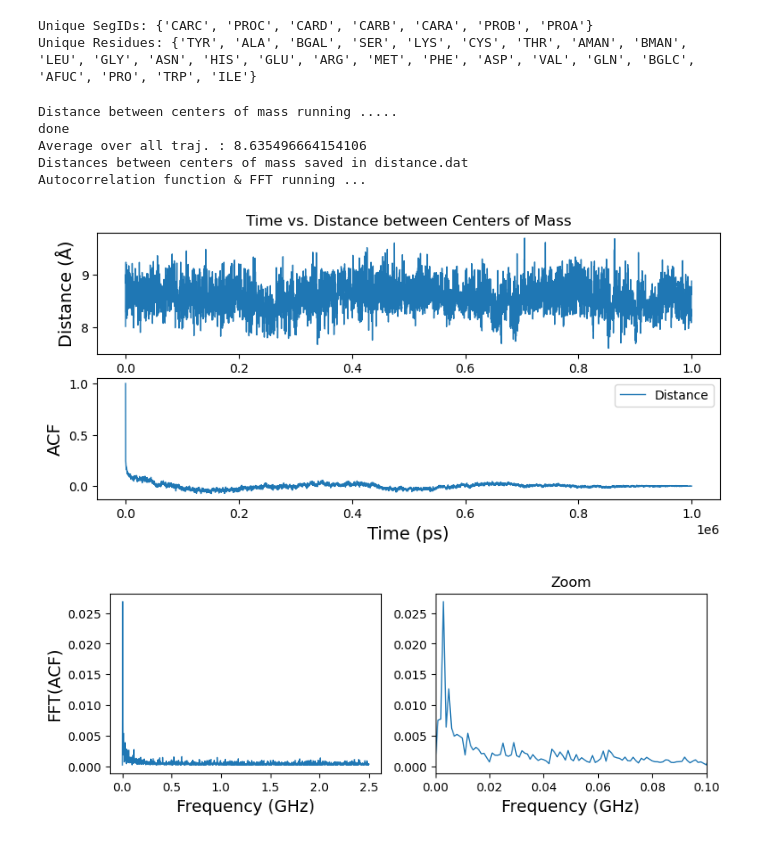
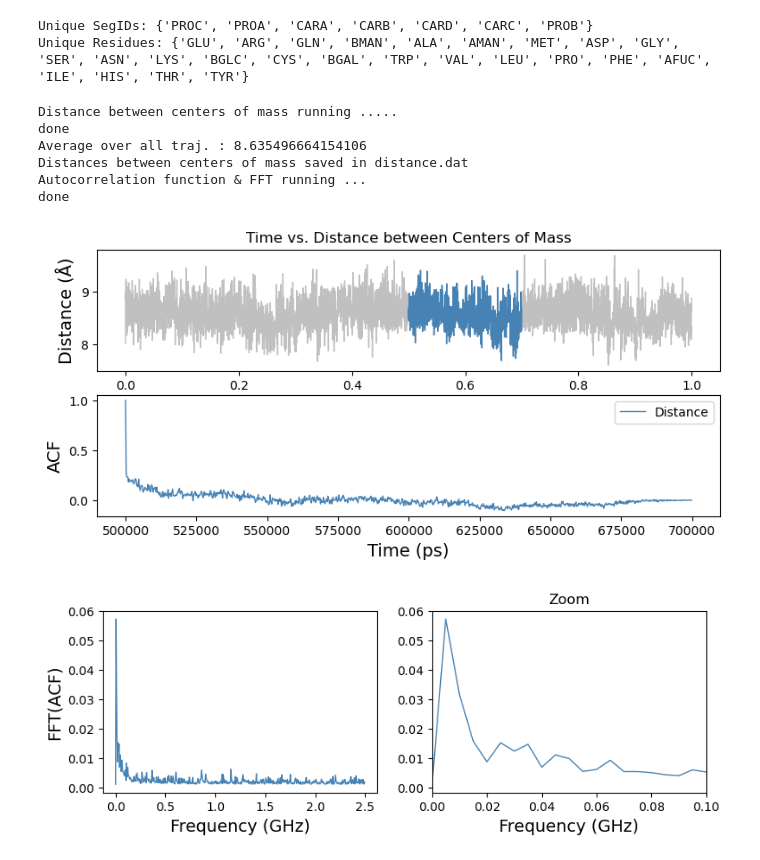
Before and after one commit to Hehlen/Vibrations, a Jupyter notebook: acf_vibrations.ipynb, the cells around one changed output. Drawn from its saved outputs; the diff is of its cells as text; code cells hidden in the pictures.

```diff
--- a/acf_vibrations.ipynb
+++ b/acf_vibrations.ipynb
@@ -6,14 +6,17 @@ import matplotlib.pyplot as plt
 import statsmodels.api as sm
 from scipy.fft import fft, fftfreq
 
-strc_file = '/media/bhehlen/Expansion/CD16_newDyna/nofuc1/MULTIDIR/2/merged_files/step3_input_no_water_no_ions.pdb'
-traj_file = '/media/bhehlen/Expansion/CD16_newDyna/nofuc1/MULTIDIR/2/merged_files/all_aligned_no_water_no_ions.xtc'
-#strc_file = '/media/bhehlen/Expansion/CD16_newDyna/3ay4/multidir/2/merged_files/step3_input_no_water_no_ions.pdb'
-#traj_file = '/media/bhehlen/Expansion/CD16_newDyna/3ay4/multidir/2/merged_files/all_aligned_no_water_no_ions.xtc'
+input="input.vib"
+with open(input, "r") as file:
+    # Read all lines from the file
+    commands = file.readlines()  # Read all lines from the file
+# Execute each line
+for command in commands:
+    exec(command.strip())  # Strip removes any extra spaces or newlines
 
 
 # Load your trajectory and topology files
-u = mda.Universe(strc_file, traj_file)
+u = mda.Universe(pdb_file, traj_file)
 
 # Print the unique segids and residue names to identify sugars
 unique_segids = set(atom.segid for atom in u.atoms)
@@ -21,11 +24,11 @@ unique_residues = set(atom.resname for atom in u.atoms)
 print("Unique SegIDs:", unique_segids)
 print("Unique Residues:", unique_residues)
 # %% [output]
-Unique SegIDs: {'CARC', 'PROC', 'CARD', 'CARB', 'CARA', 'PROB', 'PROA'}
-Unique Residues: {'TYR', 'ALA', 'BGAL', 'SER', 'LYS', 'CYS', 'THR', 'AMAN', 'BMAN', 'LEU', 'GLY', 'ASN', 'HIS', 'GLU', 'ARG', 'MET', 'PHE', 'ASP', 'VAL', 'GLN', 'BGLC', 'AFUC', 'PRO', 'TRP', 'ILE'}
+Unique SegIDs: {'PROC', 'PROA', 'CARA', 'CARB', 'CARD', 'CARC', 'PROB'}
+Unique Residues: {'GLU', 'ARG', 'GLN', 'BMAN', 'ALA', 'AMAN', 'MET', 'ASP', 'GLY', 'SER', 'ASN', 'LYS', 'BGLC', 'CYS', 'BGAL', 'TRP', 'VAL', 'LEU', 'PRO', 'PHE', 'AFUC', 'ILE', 'HIS', 'THR', 'TYR'}
 # %%
 
-# Define two atom selections
+# Define two atom/unit selections
 #selection1 = u.select_atoms("segid CARA and resnum 1 and name O6")
 #selection1 = u.select_atoms("segid CARB and resnum 1")
 selection1 = u.select_atoms("segid PROA and resname ASP and resid 239")
@@ -54,7 +57,7 @@ com_selection2_reshaped = com_selection2.reshape((len(com_selection2), 3))
 distances_array = mda.lib.distances.distance_array(com_selection1_reshaped, com_selection2_reshaped, \
                                                    box=u.dimensions)
 
-# Calculate the distnace between the two selected elements
+# Calculate the distance between the two selected elements
 distances=np.diag(distances_array)
 print("done")
 # Print the average distances
@@ -66,67 +69,71 @@ np.savetxt('data/distance.dat', distances)
 
 #################" ACF Calculation
 print('Autocorrelation function & FFT running ...')
-# distance.dat obtained by distance_analysis.ipynb
+
+# distance.dat obtained above
 fname='data/distance.dat'
 dat=np.loadtxt(fname, delimiter=' ', dtype = float)
-yraw=dat[:]
+yraw_all=dat[0:len(dat)]
+#check trajectoire parameters defined (or not) in input.vib
+if not 'traj_min' in locals():
+    traj_min=0
+if not 'traj_max' in locals():
+    traj_max=len(dat)
+if not 'dt' in locals():
+    print("\033[1mWARNING\033[0m : timestep 'dt' not defined, set to default (0.2ns)")
+    dt=0.2 # timestep in ns
+
+yraw=dat[traj_min:traj_max]
 N=len(yraw)
 time=[ts.time for ts in u.trajectory]
-#xraw=np.linspace(0,N,N)
-dt=0.2                    #time step in ns
+time_all=time[:]
+time=time[traj_min:traj_max]
+
 
 # Calculate ACF
 yac = sm.tsa.acf(yraw, nlags=2*N-1)
-xacf=fftfreq(N,dt)[:N//2]
+xacf=fftfreq(N,dt)[:N//2]          #freqmax=(1/dt)/2 : dt= en ns => freq en GHZ
 yacf=fft(yac)
 
-#plot
+print("done")
+
 # Create a figure for all XY plots
 plt.figure(figsize=(9, 6))
 
 label="Distance"
 plt.subplot(3,1,1)
-plt.plot(time, yraw, marker='', linestyle='-', label=label, linewidth=1)
+plt.plot(time_all,yraw_all,marker='',linestyle='-', label=label, linewidth=1,color='silver')
+plt.plot(time, yraw, marker='', linestyle='-', label=label, linewidth=1,color='steelblue')
 plt.title("Time vs. Distance between Centers of Mass")
 plt.ylabel("Distance (Å)", fontsize=14)
 plt.subplot(3,1,2)
-plt.plot(time, yac, marker='', linestyle='-', label=label,  linewidth=1)
+plt.plot(time, yac, marker='', linestyle='-', label=label,  linewidth=1,color='steelblue')
 plt.ylabel("ACF", fontsize=14)
 plt.xlabel("Time (ps)", fontsize=14)
 plt.legend()
 plt.show()
 
 plt.figure(figsize=(9, 6))
 plt.subplot(2,2,2)
-plt.plot(xacf,2.0/N * np.abs(yacf[0:N//2]), marker='', linestyle='-', label=label, linewidth=1)
+plt.plot(xacf,2.0/N * np.abs(yacf[0:N//2]), marker='', linestyle='-', label=label, linewidth=1,color='steelblue')
 plt.xlabel("Frequency (GHz)", fontsize=14)
 plt.xlim(0,0.1)
 plt.title("Zoom")
 plt.subplot(2,2,1)
-plt.plot(xacf,2.0/N * np.abs(yacf[0:N//2]), marker='', linestyle='-', label=label, linewidth=1)
+plt.plot(xacf,2.0/N * np.abs(yacf[0:N//2]), marker='', linestyle='-', label=label, linewidth=1,color='steelblue')
 plt.xlabel("Frequency (GHz)", fontsize=14)
 plt.ylabel("FFT(ACF)", fontsize=14)
 plt.show()
 
 #save data
 #ac = np.column_stack((xac*dt, yac))       #Autocorrelation function
 #acf= np.column_stack((xac*dt, yacf))     # FFT(ACF)
-
-
-# Plot the distances as a function of time
-#time_values = [ts.time for ts in u.trajectory]
-
-#plt.plot(time_values, distances, label="Distance")
-#plt.xlabel("Time (ps)")
-#plt.ylabel("Distance (Å)")
-#plt.title("Time vs. Distance between Centers of Mass")
-#plt.legend()
-#plt.show()
 # %% [output]
 Distance between centers of mass running .....
 done
 Average over all traj. : 8.635496664154106
 Distances between centers of mass saved in distance.dat
 Autocorrelation function & FFT running ...
+done
-[figure, old version]
+[figure, new version]
-[figure, old version]
+[figure, new version]
```
Also changed, not shown: 1 other file.
